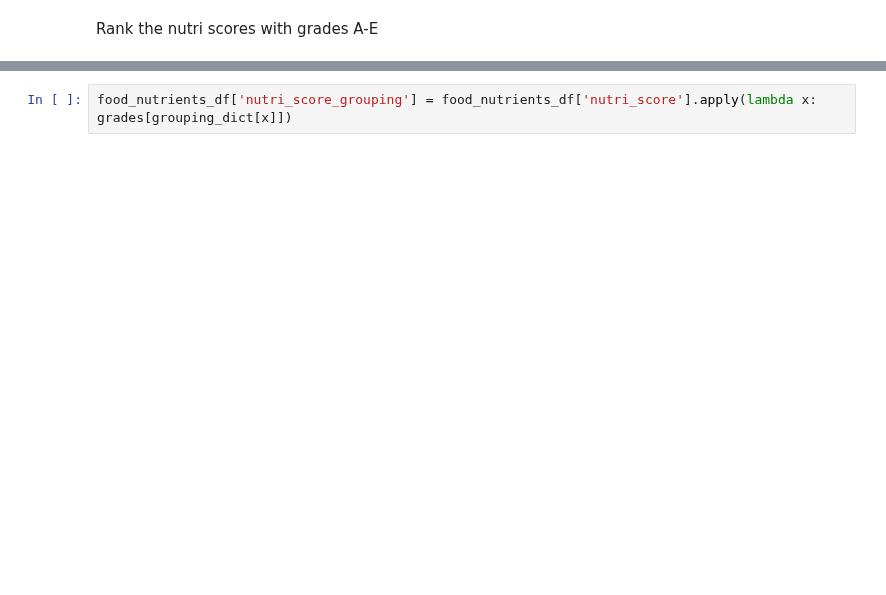
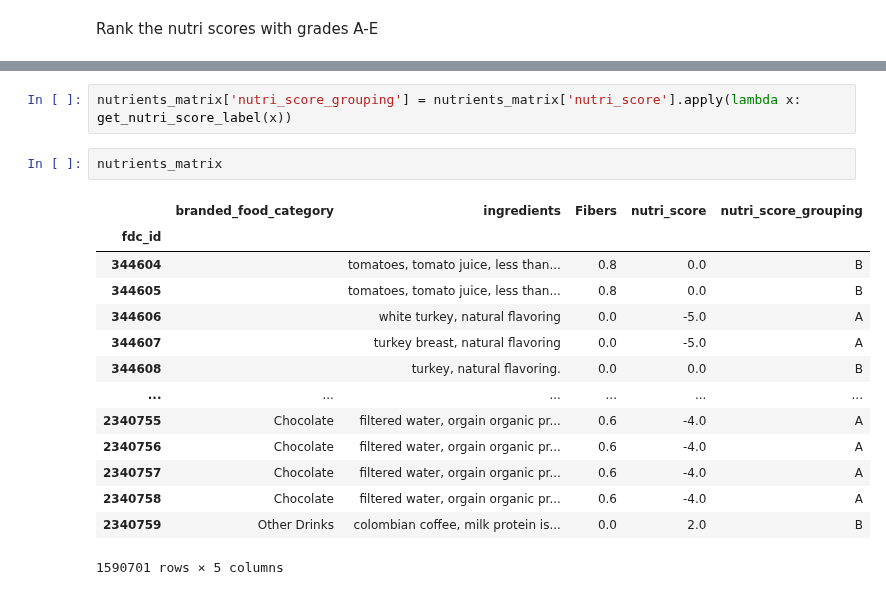
Before and after one commit to amoltkale/ai_chatbot_food_knowledge_graph, a Jupyter notebook: models/nutritional_analysis/food_data_central/1.2 Create Food Product ranking.ipynb, the cells around one changed output, grey strips where cells are left out. Cells and saved outputs as stored; diff of their text form; blank space fills up the shorter version.

```diff
--- a/models/nutritional_analysis/food_data_central/1.2 Create Food Product ranking.ipynb
+++ b/models/nutritional_analysis/food_data_central/1.2 Create Food Product ranking.ipynb
@@ -308,4 +318,21 @@ grades = ['A', 'B', 'C', 'D', 'E']
 # %%
-food_nutrients_df['nutri_score_grouping'] = food_nutrients_df['nutri_score'].apply(lambda x: grades[grouping_dict[x]])
+nutrients_matrix['nutri_score_grouping'] = nutrients_matrix['nutri_score'].apply(lambda x: get_nutri_score_label(x))
+# %%
+nutrients_matrix
+# %% [output]
+|  | branded_food_category | ingredients | Fibers | nutri_score | nutri_score_grouping |
+| fdc_id |  |  |  |  |  |
+| 344604 |  | tomatoes, tomato juice, less than... | 0.8 | 0.0 | B |
+| 344605 |  | tomatoes, tomato juice, less than... | 0.8 | 0.0 | B |
+| 344606 |  | white turkey, natural flavoring | 0.0 | -5.0 | A |
+| 344607 |  | turkey breast, natural flavoring | 0.0 | -5.0 | A |
+| 344608 |  | turkey, natural flavoring. | 0.0 | 0.0 | B |
+| ... | ... | ... | ... | ... | ... |
+| 2340755 | Chocolate | filtered water, orgain organic pr... | 0.6 | -4.0 | A |
+| 2340756 | Chocolate | filtered water, orgain organic pr... | 0.6 | -4.0 | A |
+| 2340757 | Chocolate | filtered water, orgain organic pr... | 0.6 | -4.0 | A |
+| 2340758 | Chocolate | filtered water, orgain organic pr... | 0.6 | -4.0 | A |
+| 2340759 | Other Drinks | colombian coffee, milk protein is... | 0.0 | 2.0 | B |
+1590701 rows × 5 columns
 # %%
 #do some basic clean up
```
Also changed, not shown: parts of 25 cells of this notebook.
